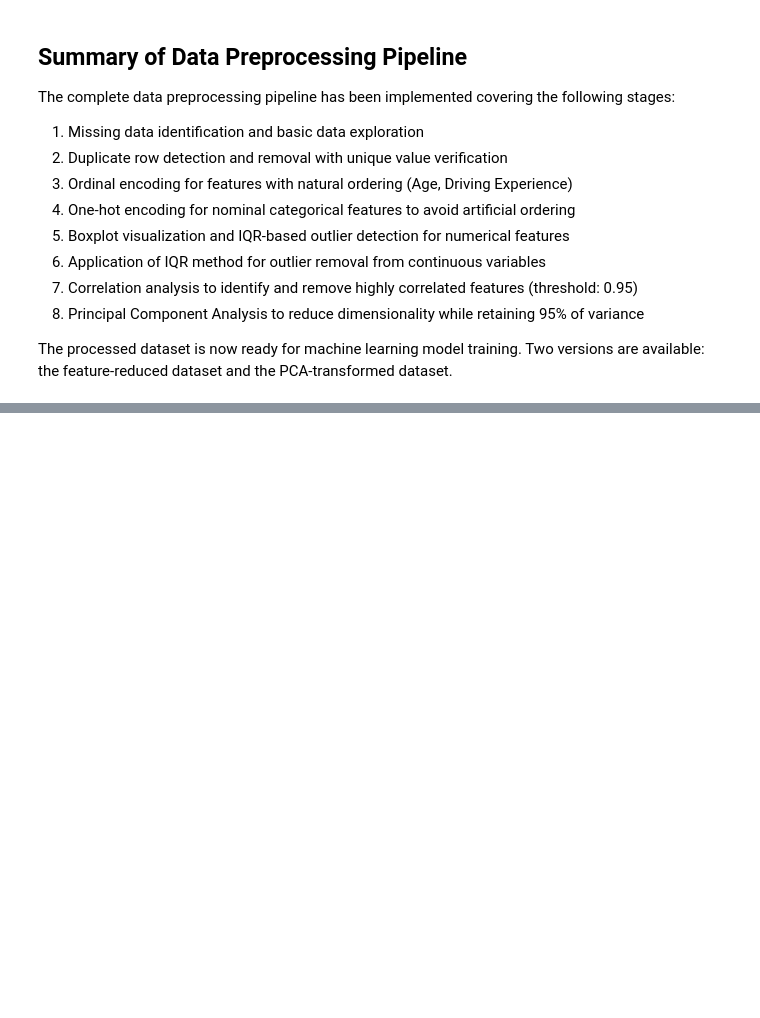
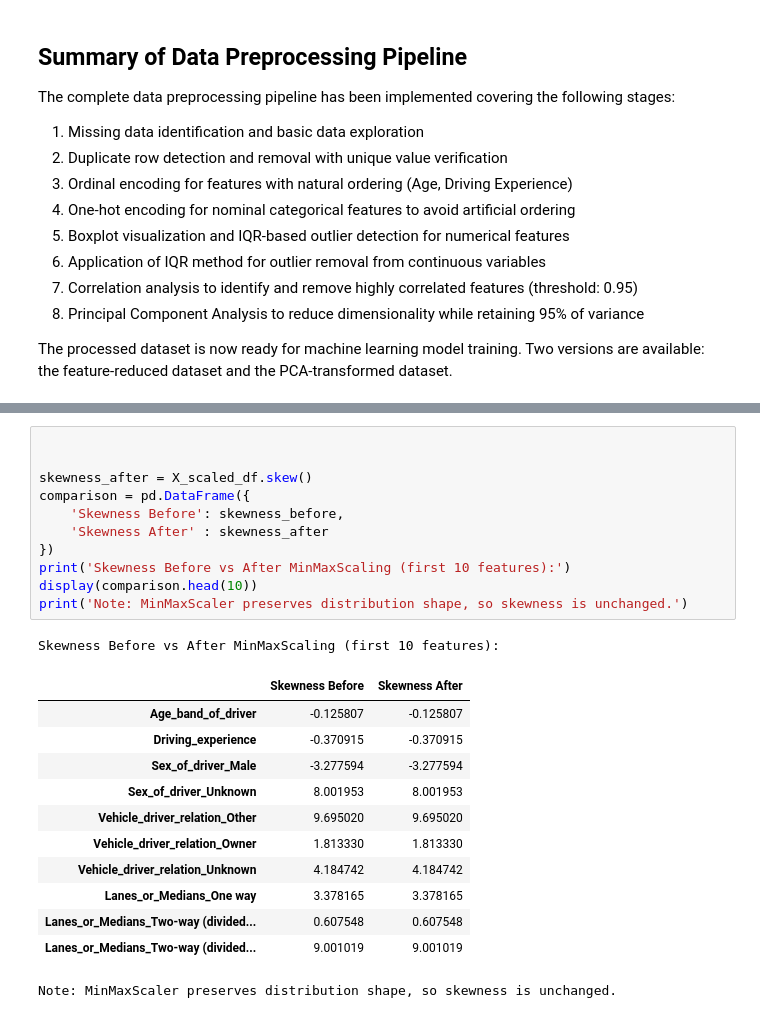
Before and after one commit to omkhatiwada/datascienceproject, a Jupyter notebook: project.ipynb, the cells around one changed output, grey strips where cells are left out. Drawn from its saved outputs; the diff is of its cells as text; blank space fills up the shorter version.

```diff
--- a/project.ipynb
+++ b/project.ipynb
@@ -687,0 +782,25 @@ The processed dataset is now ready for machine learning model training. Two vers
+# %%
+
+
+skewness_after = X_scaled_df.skew()
+comparison = pd.DataFrame({
+    'Skewness Before': skewness_before,
+    'Skewness After' : skewness_after
+})
+print('Skewness Before vs After MinMaxScaling (first 10 features):')
+display(comparison.head(10))
+print('Note: MinMaxScaler preserves distribution shape, so skewness is unchanged.')
+# %% [output]
+Skewness Before vs After MinMaxScaling (first 10 features):
+|  | Skewness Before | Skewness After |
+| Age_band_of_driver | -0.125807 | -0.125807 |
+| Driving_experience | -0.370915 | -0.370915 |
+| Sex_of_driver_Male | -3.277594 | -3.277594 |
+| Sex_of_driver_Unknown | 8.001953 | 8.001953 |
+| Vehicle_driver_relation_Other | 9.695020 | 9.695020 |
+| Vehicle_driver_relation_Owner | 1.813330 | 1.813330 |
+| Vehicle_driver_relation_Unknown | 4.184742 | 4.184742 |
+| Lanes_or_Medians_One way | 3.378165 | 3.378165 |
+| Lanes_or_Medians_Two-way (divided... | 0.607548 | 0.607548 |
+| Lanes_or_Medians_Two-way (divided... | 9.001019 | 9.001019 |
+Note: MinMaxScaler preserves distribution shape, so skewness is unchanged.
```
Also changed, not shown: parts of 19 cells of this notebook.
